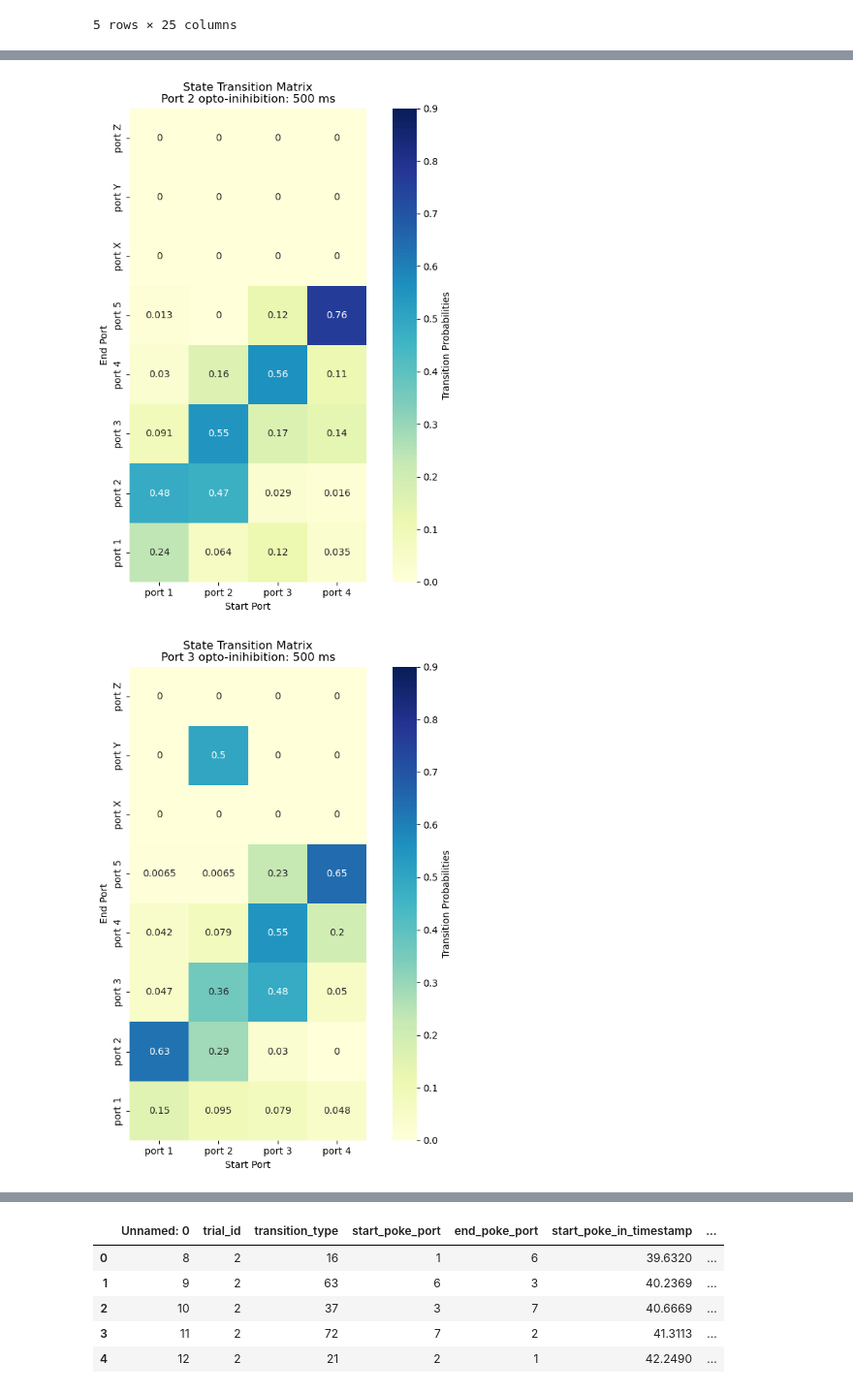
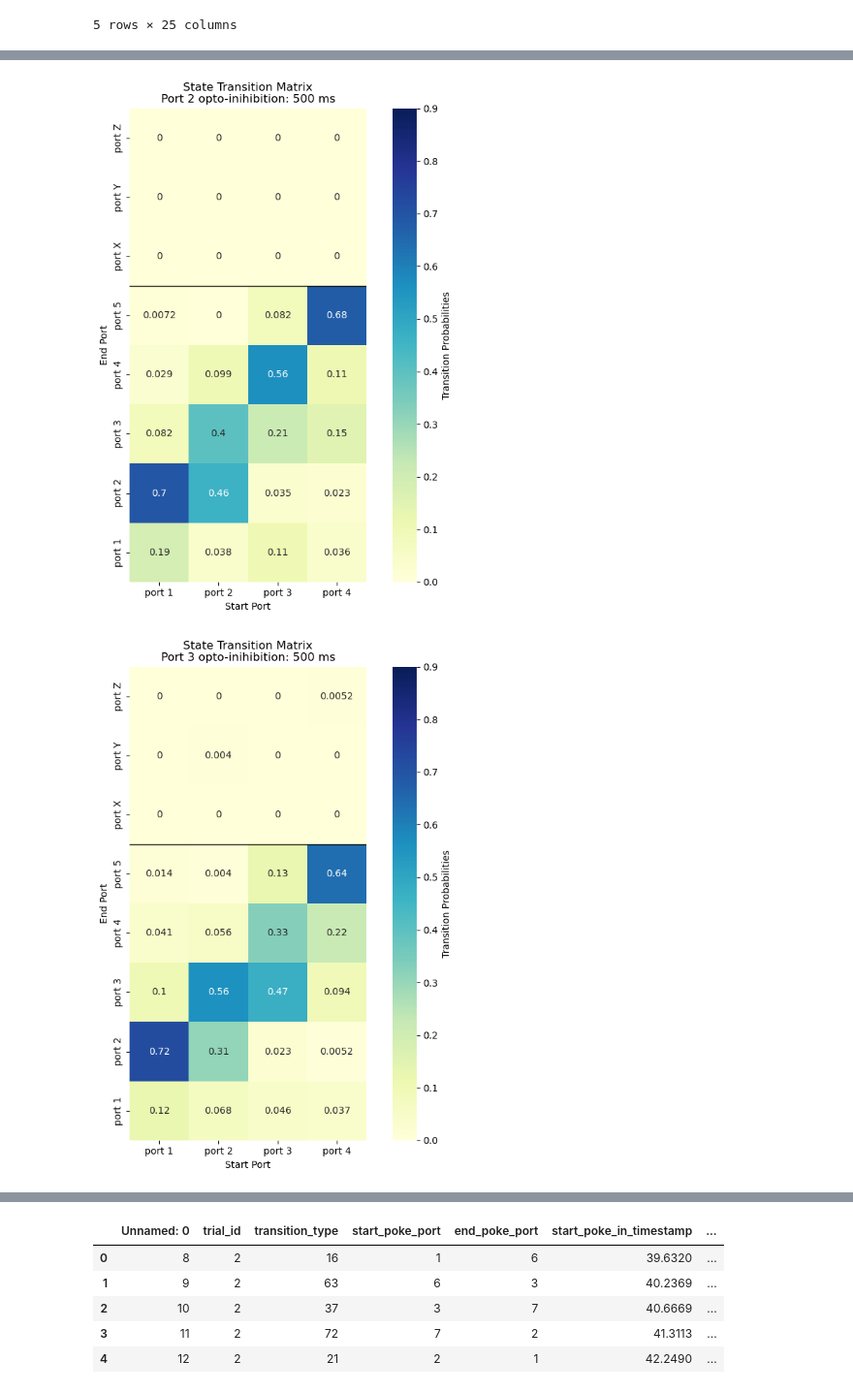
Before and after one commit to sthitapati/sarabhai, a Jupyter notebook: notebooks/plotutils.ipynb, the cells around one changed output, grey strips where cells are left out. Shown at 97% size. Drawn from its saved outputs; the diff is of its cells as text; code cells hidden in the pictures.

Commit message:
020823_debug

```diff
--- a/notebooks/plotutils.ipynb
+++ b/notebooks/plotutils.ipynb
@@ -178,7 +178,7 @@ port_mapping = {2: 'port 1', 1: 'port 2', 6: 'port 3', 3: 'port 4', 7: 'port 5'}
 # Note: replace 4, 5, 8 with actual port numbers if different
 port_mapping.update({4: 'port X', 5: 'port Y', 8: 'port Z'})
 # %%
-def plot_transition_matrix(df, normalize=False, display_numbers=False, additional_title=None, ax=None):
+def plot_transition_matrix(df, normalize=False, display_numbers=False, additional_title=None, ax=None, colorbar=True):
     # Create a copy of df
     df_copy = df.copy()
 
@@ -201,12 +201,14 @@ def plot_transition_matrix(df, normalize=False, display_numbers=False, additiona
     transition_counts = np.nan_to_num(transition_counts.values)
 
     if normalize:
-        # Normalize rows to get transition probabilities
-        row_sums = transition_counts.sum(axis=1, keepdims=True)
-        row_sums[row_sums == 0] = 1e-10  # replace 0 sums with a small number to avoid division by zero
-        transition_counts = transition_counts / row_sums
+        # Normalize columns to get transition probabilities
+        column_sums = transition_counts.sum(axis=0, keepdims=True)
+        column_sums[column_sums == 0] = 1e-10  # replace 0 sums with a small number to avoid division by zero
+        transition_counts = transition_counts / column_sums
+        # print("Column sums after normalization:", transition_counts.sum(axis=0))  # Debug line to check the column sums ## for debugging
         colorbar_label = 'Transition Probabilities'
         title = 'State Transition Matrix'
+
     else:
         colorbar_label = 'Number of Transitions'
         title = 'Absolute Transition Matrix'
@@ -217,30 +219,32 @@ def plot_transition_matrix(df, normalize=False, display_numbers=False, additiona
 
     # If no Axes object was provided, create a new one
     if ax is None:
-        ax = plt.gca() # If no ax provided, use the current axes
+        fig, ax = plt.subplots(figsize=(8, 8))
 
     # Plotting transition matrix, only select first 4 columns (Start Ports 1 to 4)
-    sns.heatmap(transition_counts[:, :4], annot=display_numbers, cmap='YlGnBu', vmin=0, vmax=0.9,
-                xticklabels=['port 1', 'port 2', 'port 3', 'port 4'],
-                yticklabels=['port Z', 'port Y', 'port X', 'port 5', 'port 4', 'port 3', 'port 2', 'port 1'])
+    cax = sns.heatmap(transition_counts[:,:4], annot=display_numbers, cmap='YlGnBu', vmin=0, vmax=0.9, ax=ax,
+                      xticklabels=ordered_ports[:4], yticklabels=ordered_ports[::-1], cbar=colorbar)
     ax.set_title(title)
     ax.set_xlabel('Start Port')
     ax.set_ylabel('End Port')
     ax.set_aspect('equal')  # set aspect ratio
+    # Add a horizontal line in between rows of port 5 and port X
+    ax.axhline(y=3, color='k', linewidth=1)
 
     # Add a colorbar with label
-    cbar = ax.collections[0].colorbar
-    cbar.set_label(colorbar_label)
+    if colorbar:
+        cbar = cax.collections[0].colorbar
+        cbar.set_label(colorbar_label)
 
-    # set dpi to 300 to get a higher resolution
+    # Save the figure
     save_path = os.path.join(Output_Folder, current_animal, 'plots', f'{additional_title}_heatmap.png')
 
     # Ensure the directory exists
     os.makedirs(os.path.join(Output_Folder, current_animal, 'plots'), exist_ok=True)
 
     plt.tight_layout()
-    plt.savefig(save_path, dpi=300)
 
-    plt.show()
+    if ax is None:
+        plt.show()  # Only show the plot if no Axes object was provided. If an Axes was provided, plt.show() should be called externally.
 # %%
 
@@ -264,12 +268,12 @@ plot_transition_matrix(optostim_port_1, normalize=True, display_numbers=True, ad
 # %%
 fig, ax = plt.subplots(figsize=(8, 8))
-plot_transition_matrix(optostim_port_2, normalize=True, display_numbers=True, additional_title= 'Port 2 opto-inihibition: 500 ms')
+plot_transition_matrix(optostim_port_2, normalize=True, display_numbers=True, additional_title= 'Port 2 opto-inihibition: 500 ms', ax=ax)
 # %% [output]
-[figure, old version]
+[figure, new version]
 # %%
 fig, ax = plt.subplots(figsize=(8, 8))
-plot_transition_matrix(optostim_port_3, normalize=True, display_numbers=True, additional_title= 'Port 3 opto-inihibition: 500 ms')
+plot_transition_matrix(optostim_port_3, normalize=True, display_numbers=True, additional_title= 'Port 3 opto-inihibition: 500 ms', ax=ax)
 # %% [output]
-[figure, old version]
+[figure, new version]
 # %%
 fig, ax = plt.subplots(figsize=(8, 8))
```
Also changed, not shown: parts of 15 cells of this notebook.
